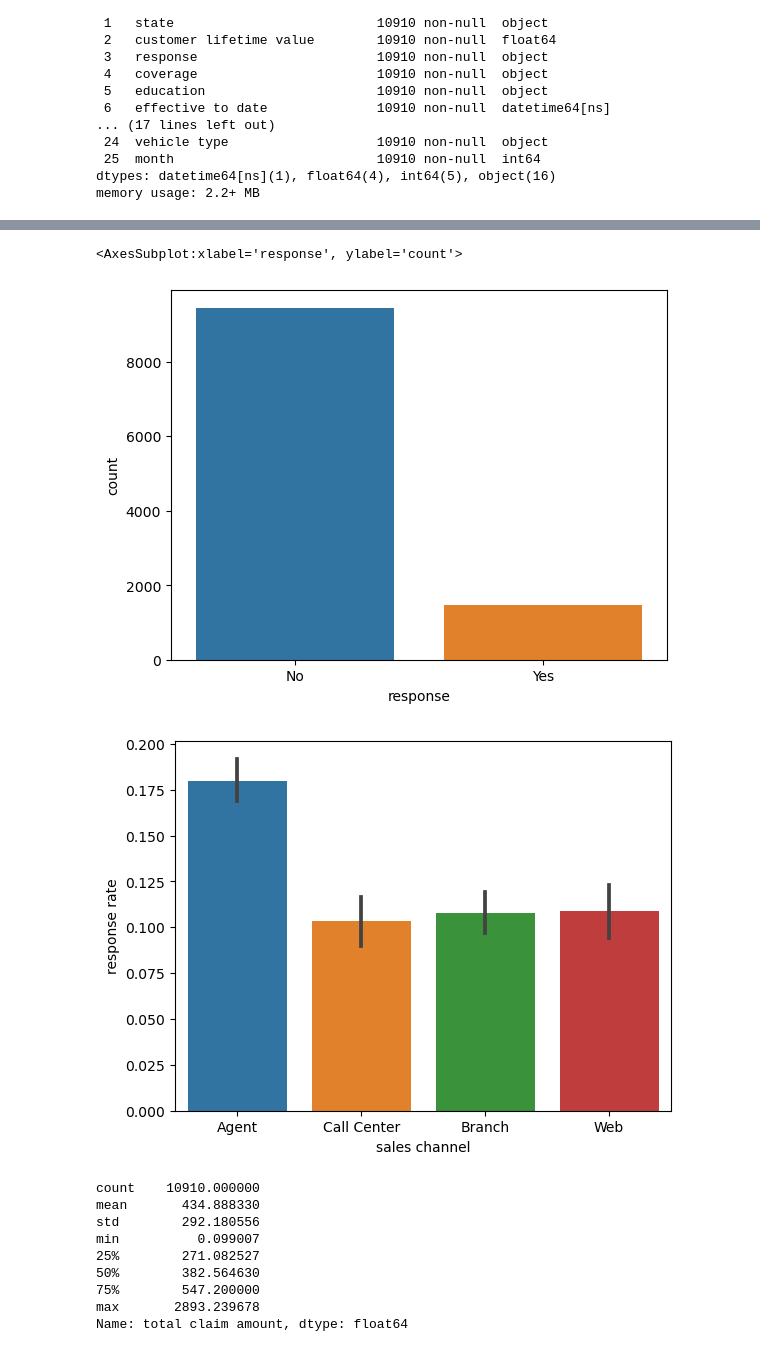
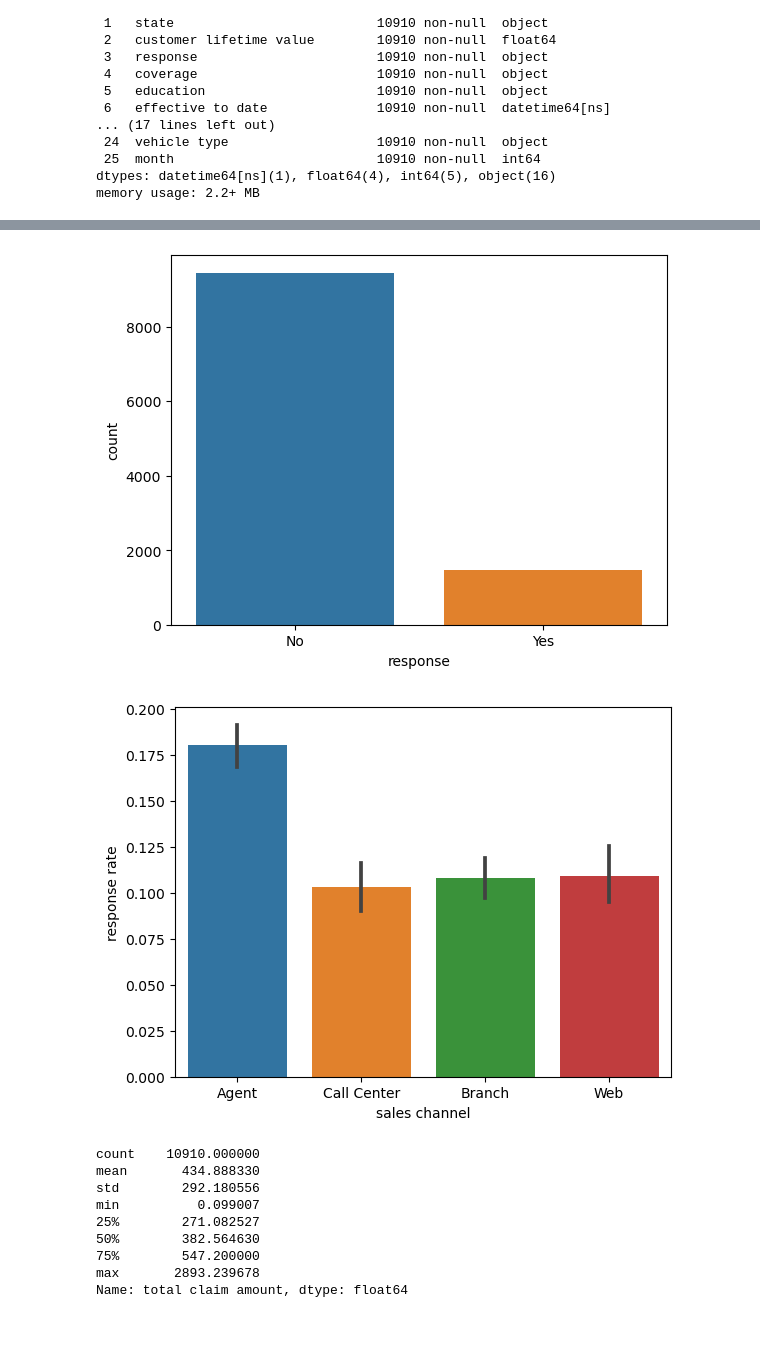
Before and after one commit to GorkaOu/lab-customer-analysis-round-2, a Jupyter notebook: files_for_lab/csv_files/Lab1 Round2.ipynb, the cells around one changed output, grey strips where cells are left out. Cells and saved outputs as stored; diff of their text form; code cells hidden in the pictures.

```diff
--- a/files_for_lab/csv_files/Lab1 Round2.ipynb
+++ b/files_for_lab/csv_files/Lab1 Round2.ipynb
@@ -398,20 +437,18 @@ import matplotlib.pyplot as plt
 import seaborn as sns
 %matplotlib inline
 sns.countplot(x=file1["response"])
+plt.show ()
 # %% [output]
-<AxesSubplot:xlabel='response', ylabel='count'>
 [figure]
 # %%
+# Show a plot of the response rate by the sales channel.
 file1['response rate'] = np.where(file1['response'] == "Yes", 1, 0)
 import matplotlib.pyplot as plt
 import seaborn as sns
-
-file1
-
 sns.barplot(x ='sales channel',y = "response rate", data = file1)
 plt.show()
 # %% [output]
-[figure, old version]
+[figure, new version]
 # %%
 # Show a plot of the response rate by the total claim amount.
 file1["total claim amount"].describe()
```
Also changed, not shown: parts of 42 cells of this notebook.
